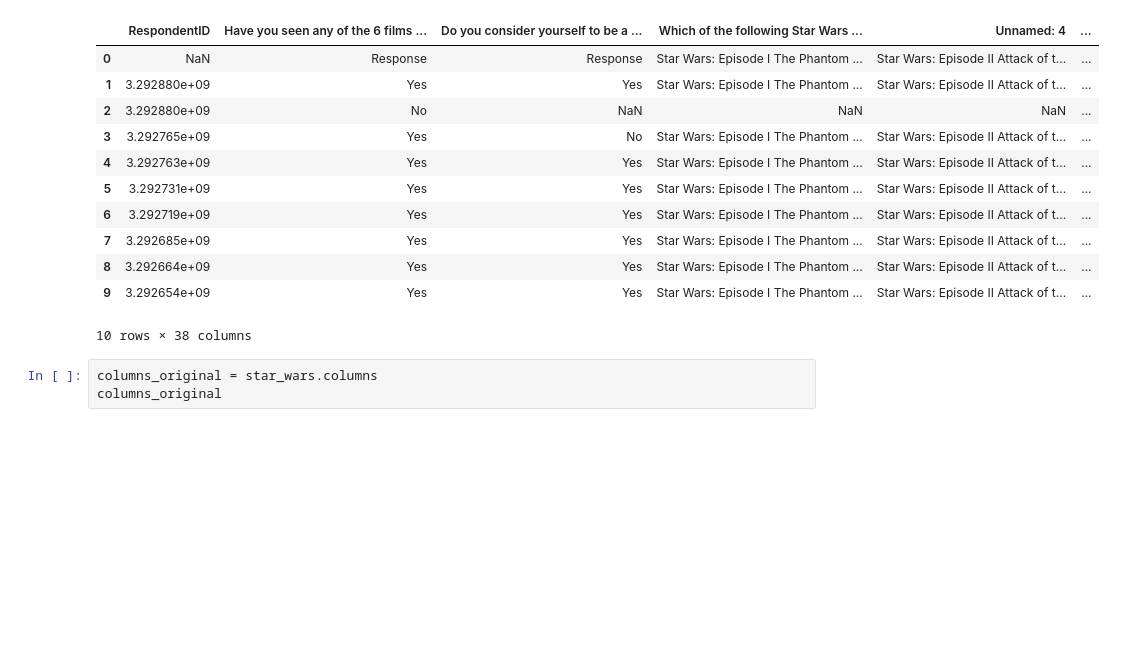
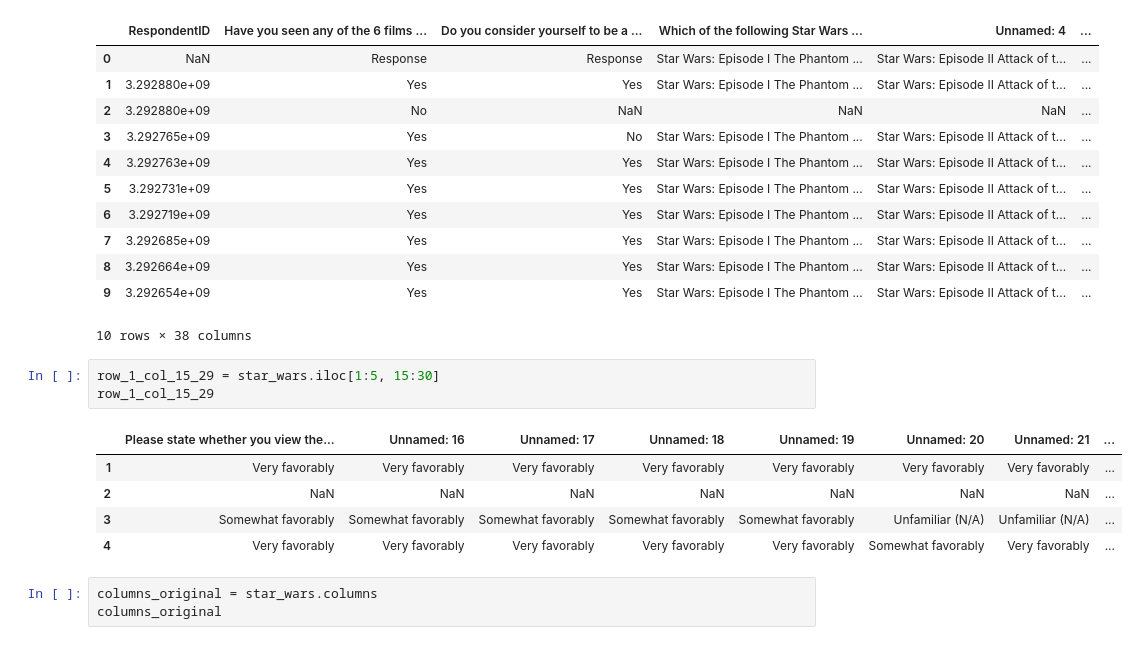
Before and after one commit to llwang8/Data_Science_Portfolio, a Jupyter notebook: DataCleaning/Project_ Star Wars Survey/Basics.ipynb, the cells around one changed output. Saved outputs shown, nothing was run; the diff lists cells and outputs as text; blank space fills up the shorter version.

```diff
--- a/DataCleaning/Project_ Star Wars Survey/Basics.ipynb
+++ b/DataCleaning/Project_ Star Wars Survey/Basics.ipynb
@@ -42,6 +46,15 @@ star_wars.head(10)
 | 8 | 3.292664e+09 | Yes | Yes | Star Wars: Episode I The Phantom ... | Star Wars: Episode II Attack of t... | ... |
 | 9 | 3.292654e+09 | Yes | Yes | Star Wars: Episode I The Phantom ... | Star Wars: Episode II Attack of t... | ... |
 10 rows × 38 columns
+# %%
+row_1_col_15_29 = star_wars.iloc[1:5, 15:30]
+row_1_col_15_29
+# %% [output]
+|  | Please state whether you view the... | Unnamed: 16 | Unnamed: 17 | Unnamed: 18 | Unnamed: 19 | Unnamed: 20 | Unnamed: 21 | ... |
+| 1 | Very favorably | Very favorably | Very favorably | Very favorably | Very favorably | Very favorably | Very favorably | ... |
+| 2 | NaN | NaN | NaN | NaN | NaN | NaN | NaN | ... |
+| 3 | Somewhat favorably | Somewhat favorably | Somewhat favorably | Somewhat favorably | Somewhat favorably | Unfamiliar (N/A) | Unfamiliar (N/A) | ... |
+| 4 | Very favorably | Very favorably | Very favorably | Very favorably | Very favorably | Somewhat favorably | Very favorably | ... |
 # %%
 columns_original = star_wars.columns
 columns_original
```
Also changed, not shown: parts of 15 cells of this notebook, 17 other files.
